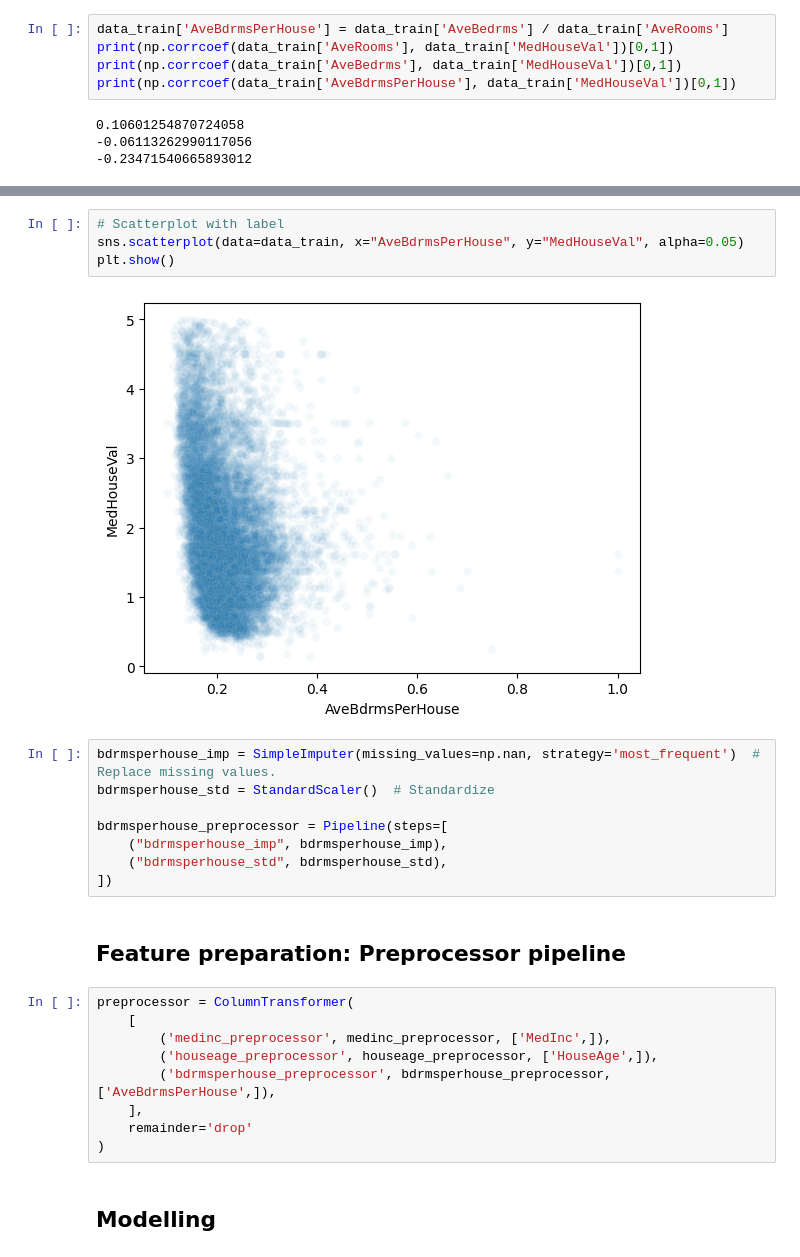
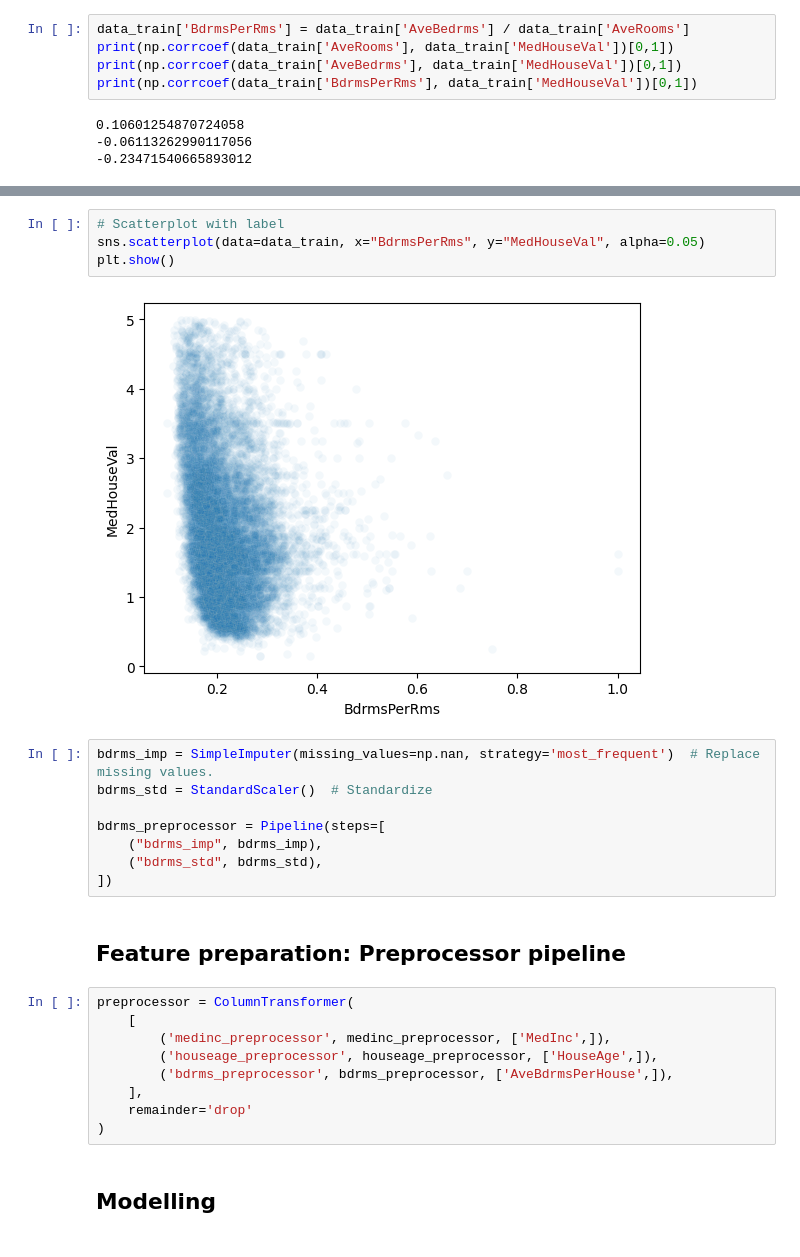
Before and after one commit to mcreutz/playground, a Jupyter notebook: data_analytics/sample_datasets/california_housing.ipynb, the cells around one changed output, grey strips where cells are left out. Drawn from its saved outputs; the diff is of its cells as text.

```diff
--- a/data_analytics/sample_datasets/california_housing.ipynb
+++ b/data_analytics/sample_datasets/california_housing.ipynb
@@ -167,8 +169,8 @@ houseage_preprocessor = Pipeline(steps=[
 # %%
-data_train['AveBdrmsPerHouse'] = data_train['AveBedrms'] / data_train['AveRooms']
+data_train['BdrmsPerRms'] = data_train['AveBedrms'] / data_train['AveRooms']
 print(np.corrcoef(data_train['AveRooms'], data_train['MedHouseVal'])[0,1])
 print(np.corrcoef(data_train['AveBedrms'], data_train['MedHouseVal'])[0,1])
-print(np.corrcoef(data_train['AveBdrmsPerHouse'], data_train['MedHouseVal'])[0,1])
+print(np.corrcoef(data_train['BdrmsPerRms'], data_train['MedHouseVal'])[0,1])
 # %% [output]
 0.10601254870724058
 -0.06113262990117056
@@ -182,16 +184,16 @@ plt.show()
 # %%
 # Scatterplot with label
-sns.scatterplot(data=data_train, x="AveBdrmsPerHouse", y="MedHouseVal", alpha=0.05)
+sns.scatterplot(data=data_train, x="BdrmsPerRms", y="MedHouseVal", alpha=0.05)
 plt.show()
 # %% [output]
-[figure, old version]
+[figure, new version]
 # %%
-bdrmsperhouse_imp = SimpleImputer(missing_values=np.nan, strategy='most_frequent')  # Replace missing values.
-bdrmsperhouse_std = StandardScaler()  # Standardize
+bdrms_imp = SimpleImputer(missing_values=np.nan, strategy='most_frequent')  # Replace missing values.
+bdrms_std = StandardScaler()  # Standardize
 
-bdrmsperhouse_preprocessor = Pipeline(steps=[
-    ("bdrmsperhouse_imp", bdrmsperhouse_imp),
-    ("bdrmsperhouse_std", bdrmsperhouse_std),
+bdrms_preprocessor = Pipeline(steps=[
+    ("bdrms_imp", bdrms_imp),
+    ("bdrms_std", bdrms_std),
 ])
 # %% [markdown]
 ## Feature preparation: Preprocessor pipeline
@@ -200,7 +202,7 @@ preprocessor = ColumnTransformer(
     [
         ('medinc_preprocessor', medinc_preprocessor, ['MedInc',]),
         ('houseage_preprocessor', houseage_preprocessor, ['HouseAge',]),
-        ('bdrmsperhouse_preprocessor', bdrmsperhouse_preprocessor, ['AveBdrmsPerHouse',]),
+        ('bdrms_preprocessor', bdrms_preprocessor, ['AveBdrmsPerHouse',]),
     ],
     remainder='drop'
 )
```
Also changed, not shown: parts of 4 cells of this notebook, 1 other file.
